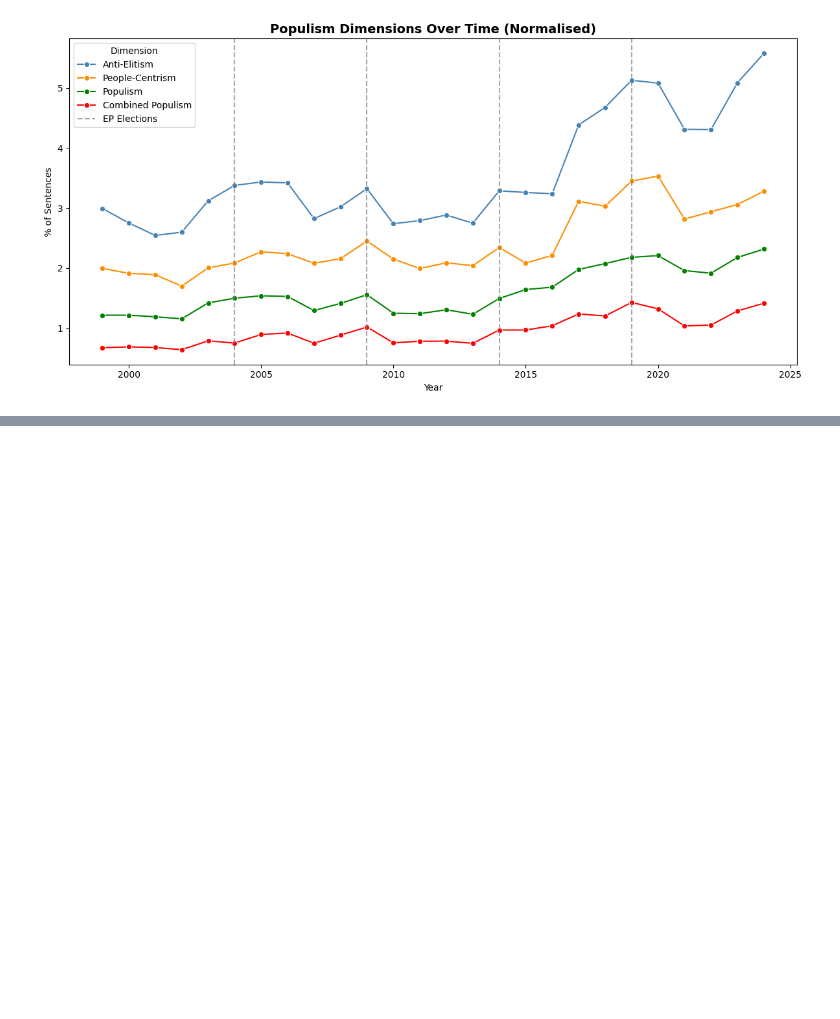
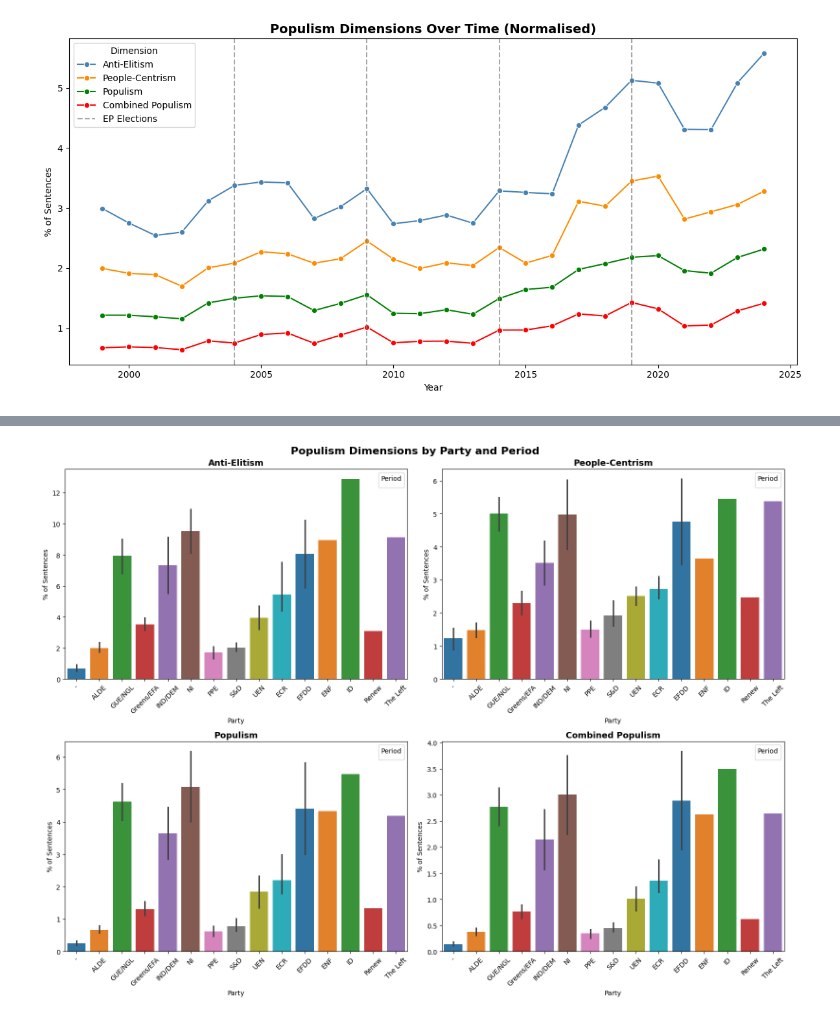
Before and after one commit to gransera/ep_populism_classification, a Jupyter notebook: notebooks/03_analysis_populism_dimensions.ipynb, the cells around one changed output, grey strips where cells are left out. Saved outputs shown, nothing was run; the diff lists cells and outputs as text; code cells hidden in the pictures; blank space fills up the shorter version.

Commit message:
"Add more visuals"

```diff
--- a/notebooks/03_analysis_populism_dimensions.ipynb
+++ b/notebooks/03_analysis_populism_dimensions.ipynb
@@ -271,0 +368,13 @@ plt.show()
+# %%
+# Total sentences per period-party
+total_sentences_pp = ep.groupby(['period', 'party']).size().reset_index(name='total_sentences')
+
+party_period = total_sentences_pp.copy()
+
+# Add normalised share for each dimension
+for dim_col, dim_name, *_ in dimensions:
+    populist_sentences = ep.groupby(['period', 'party'])[dim_col].sum().reset_index(name=f'{dim_name}_count')
+    party_period = pd.merge(party_period, populist_sentences, on=['period', 'party'])
+    party_period[f'{dim_name}_share'] = (party_period[f'{dim_name}_count'] / party_period['total_sentences']) * 100
+
+print(party_period)
@@ -271,0 +399,21 @@ plt.show()
+# %%
+fig, axes = plt.subplots(2, 2, figsize=(16, 12))
+
+for (dim_col, dim_name, *_), ax in zip(dimensions[:4], axes.flatten()):
+    share_col = f'{dim_name}_share'
+
+    sns.barplot(data=party_period, x='party', y=share_col, hue='party',
+                palette=line_palette, ax=ax)
+
+    ax.set_title(dim_name.replace('_', ' ').title(), fontsize=13, fontweight='bold')
+    ax.set_xlabel('Party')
+    ax.set_ylabel('% of Sentences')
+    ax.tick_params(axis='x', rotation=45)
+    ax.legend(title='Period')
+
+plt.suptitle('Populism Dimensions by Party and Period', fontsize=16, fontweight='bold')
+plt.tight_layout()
+#plt.savefig('../outputs/graphs/dimensions_party_period.png', dpi=150, bbox_inches='tight')
+plt.show()
+# %% [output]
+[figure, added]
```
Also changed, not shown: parts of 10 cells of this notebook.
